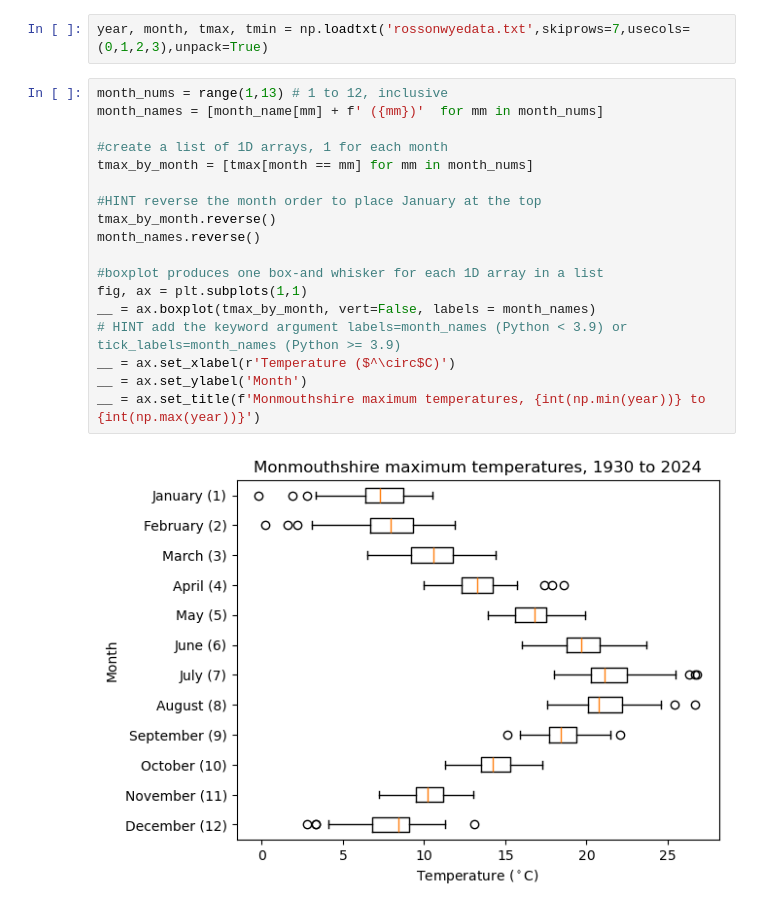
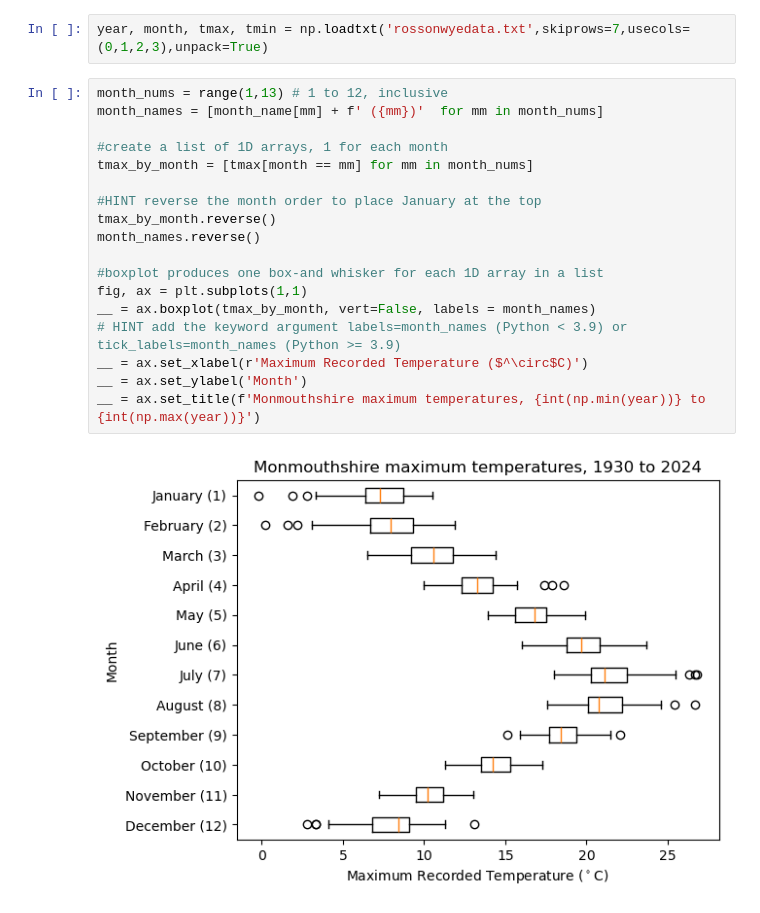
Before and after one commit to William-G-Rees/uob_geogm0054_slc, a Jupyter notebook: my_notebook.ipynb, the cells around one changed output. Drawn from its saved outputs; the diff is of its cells as text.

```diff
--- a/my_notebook.ipynb
+++ b/my_notebook.ipynb
@@ -7,20 +7,20 @@ year, month, tmax, tmin = np.loadtxt('rossonwyedata.txt',skiprows=7,usecols=(0,1
 # %%
 month_nums = range(1,13) # 1 to 12, inclusive
 month_names = [month_name[mm] + f' ({mm})'  for mm in month_nums]
 
 #create a list of 1D arrays, 1 for each month
 tmax_by_month = [tmax[month == mm] for mm in month_nums]
 
 #HINT reverse the month order to place January at the top
 tmax_by_month.reverse()
 month_names.reverse()
 
 #boxplot produces one box-and whisker for each 1D array in a list
 fig, ax = plt.subplots(1,1)
 __ = ax.boxplot(tmax_by_month, vert=False, labels = month_names)
 # HINT add the keyword argument labels=month_names (Python < 3.9) or tick_labels=month_names (Python >= 3.9)
-__ = ax.set_xlabel(r'Temperature ($^\circ$C)')
+__ = ax.set_xlabel(r'Maximum Recorded Temperature ($^\circ$C)')
 __ = ax.set_ylabel('Month')
 __ = ax.set_title(f'Monmouthshire maximum temperatures, {int(np.min(year))} to {int(np.max(year))}')
 # %% [output]
-[figure, old version]
+[figure, new version]
```
